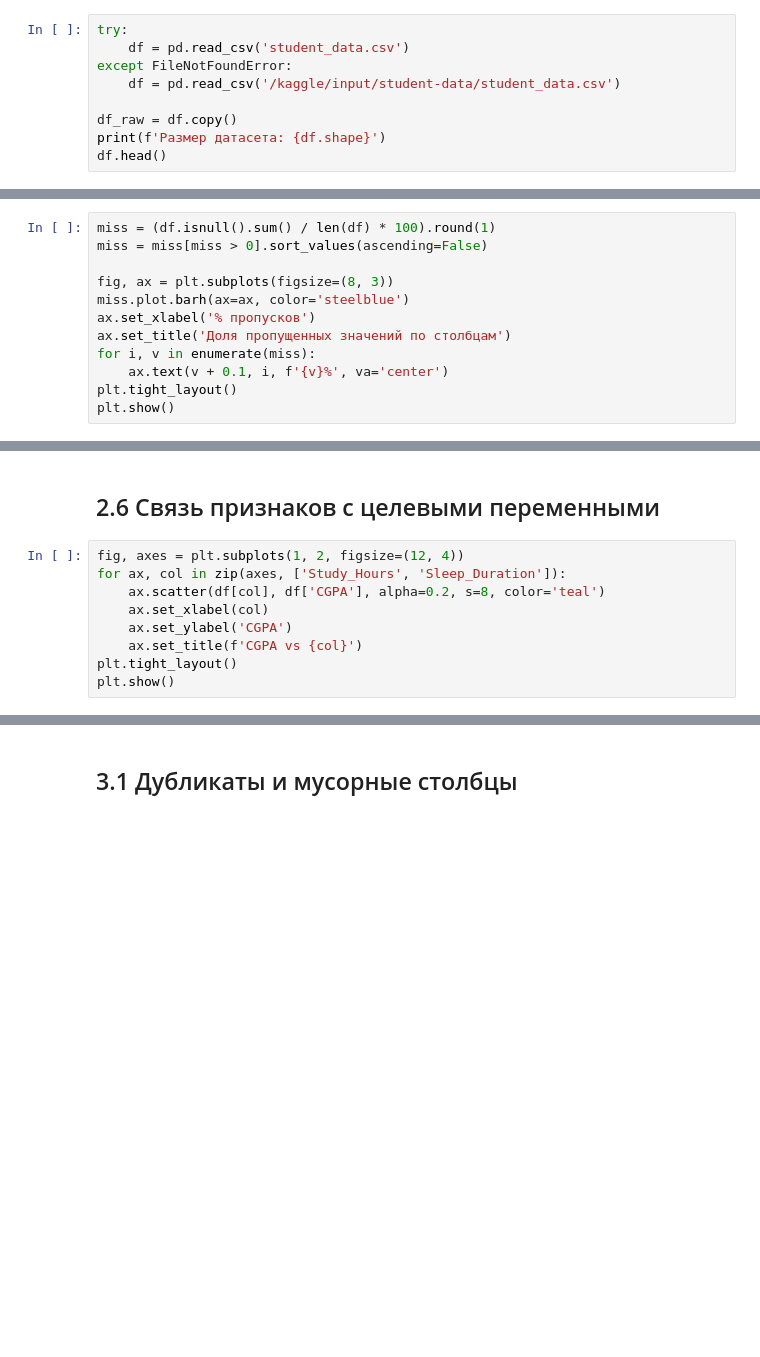
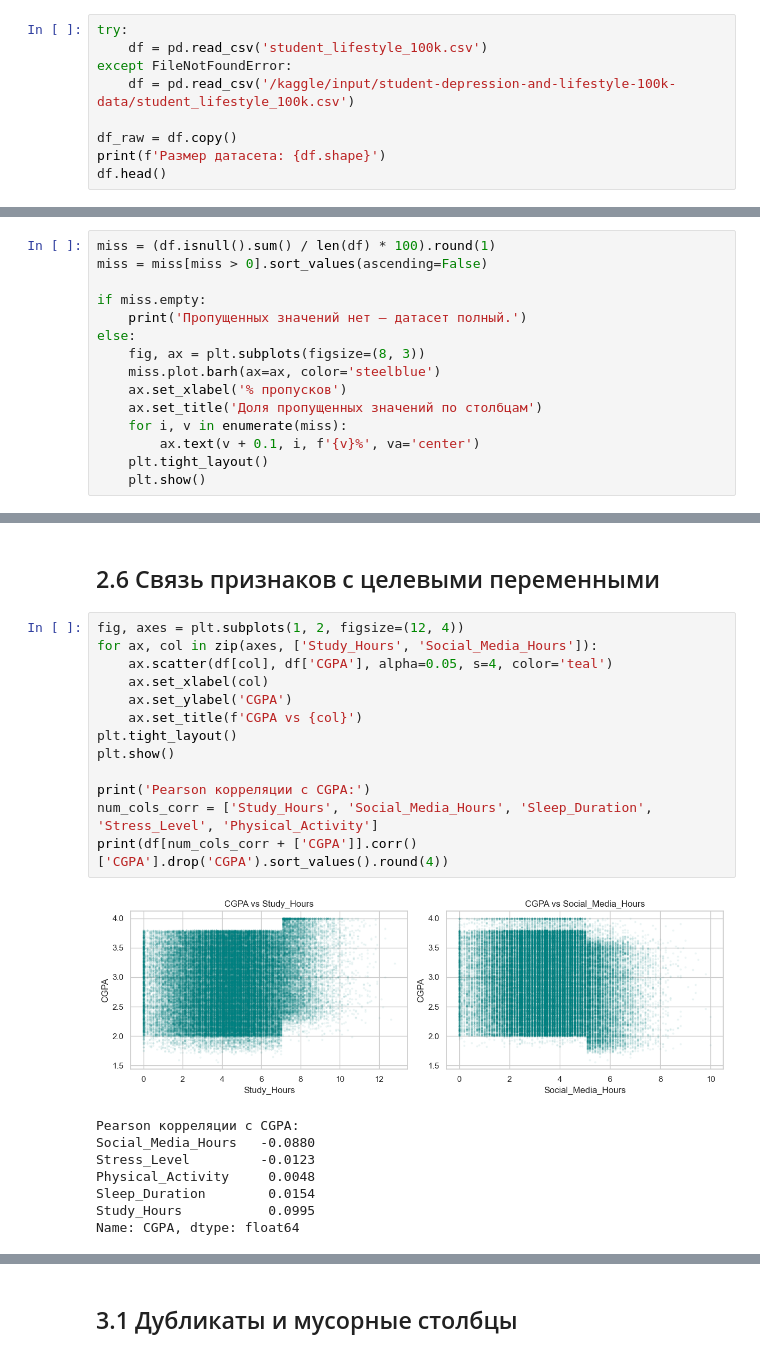
Before and after one commit to alexssokolov007-oss/FW_lab1, a Jupyter notebook: lab1_ml_pipeline_executed.ipynb, the cells around one changed output, grey strips where cells are left out. Drawn from its saved outputs; the diff is of its cells as text; blank space fills up the shorter version.

```diff
--- a/lab1_ml_pipeline_executed.ipynb
+++ b/lab1_ml_pipeline_executed.ipynb
@@ -35,9 +36,9 @@ np.random.seed(SEED)
 # 1. Загрузка и первичный осмотр данных
 # %%
 try:
-    df = pd.read_csv('student_data.csv')
+    df = pd.read_csv('student_lifestyle_100k.csv')
 except FileNotFoundError:
-    df = pd.read_csv('/kaggle/input/student-data/student_data.csv')
+    df = pd.read_csv('/kaggle/input/student-depression-and-lifestyle-100k-data/student_lifestyle_100k.csv')
 
 df_raw = df.copy()
 print(f'Размер датасета: {df.shape}')
@@ -63,11 +122,14 @@ if 'Department' in df.columns:
 miss = (df.isnull().sum() / len(df) * 100).round(1)
 miss = miss[miss > 0].sort_values(ascending=False)
 
-fig, ax = plt.subplots(figsize=(8, 3))
-miss.plot.barh(ax=ax, color='steelblue')
-ax.set_xlabel('% пропусков')
-ax.set_title('Доля пропущенных значений по столбцам')
-for i, v in enumerate(miss):
-    ax.text(v + 0.1, i, f'{v}%', va='center')
-plt.tight_layout()
-plt.show()
+if miss.empty:
+    print('Пропущенных значений нет — датасет полный.')
+else:
+    fig, ax = plt.subplots(figsize=(8, 3))
+    miss.plot.barh(ax=ax, color='steelblue')
+    ax.set_xlabel('% пропусков')
+    ax.set_title('Доля пропущенных значений по столбцам')
+    for i, v in enumerate(miss):
+        ax.text(v + 0.1, i, f'{v}%', va='center')
+    plt.tight_layout()
+    plt.show()
@@ -138,11 +221,24 @@ plt.show()
 ## 2.6 Связь признаков с целевыми переменными
 # %%
 fig, axes = plt.subplots(1, 2, figsize=(12, 4))
-for ax, col in zip(axes, ['Study_Hours', 'Sleep_Duration']):
-    ax.scatter(df[col], df['CGPA'], alpha=0.2, s=8, color='teal')
+for ax, col in zip(axes, ['Study_Hours', 'Social_Media_Hours']):
+    ax.scatter(df[col], df['CGPA'], alpha=0.05, s=4, color='teal')
     ax.set_xlabel(col)
     ax.set_ylabel('CGPA')
     ax.set_title(f'CGPA vs {col}')
 plt.tight_layout()
 plt.show()
+
+print('Pearson корреляции с CGPA:')
+num_cols_corr = ['Study_Hours', 'Social_Media_Hours', 'Sleep_Duration', 'Stress_Level', 'Physical_Activity']
+print(df[num_cols_corr + ['CGPA']].corr()['CGPA'].drop('CGPA').sort_values().round(4))
+# %% [output]
+[figure, added]
+Pearson корреляции с CGPA:
+Social_Media_Hours   -0.0880
+Stress_Level         -0.0123
+Physical_Activity     0.0048
+Sleep_Duration        0.0154
+Study_Hours           0.0995
+Name: CGPA, dtype: float64
 # %%
```
Also changed, not shown: parts of 34 cells of this notebook, 2 other files.
